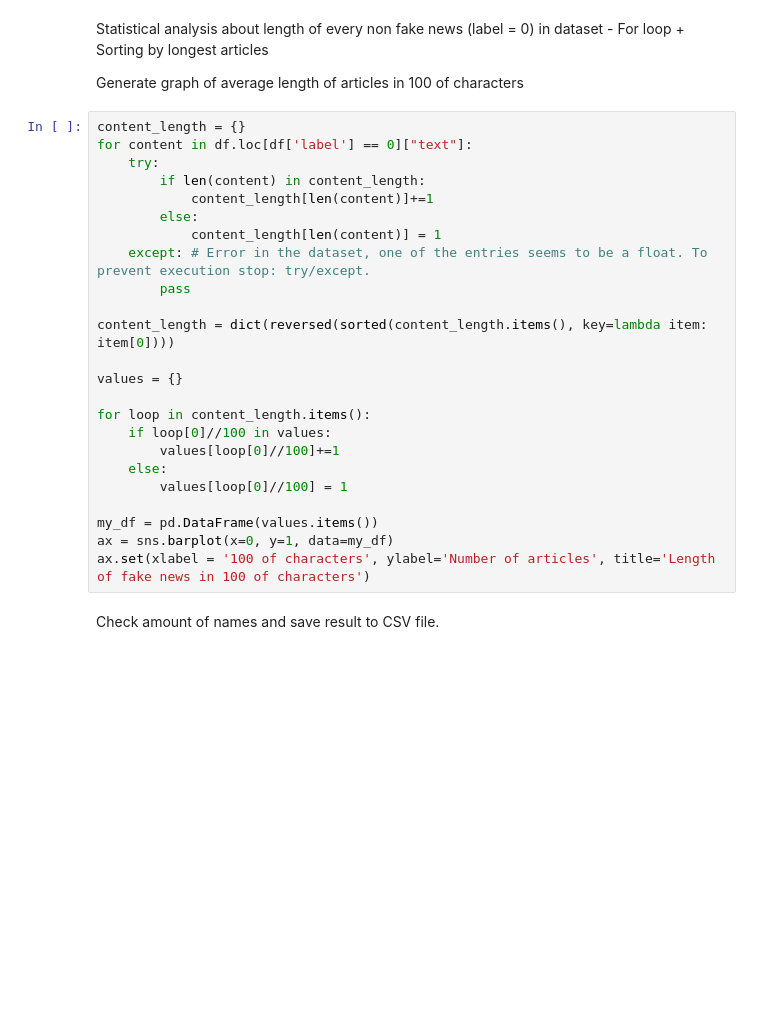
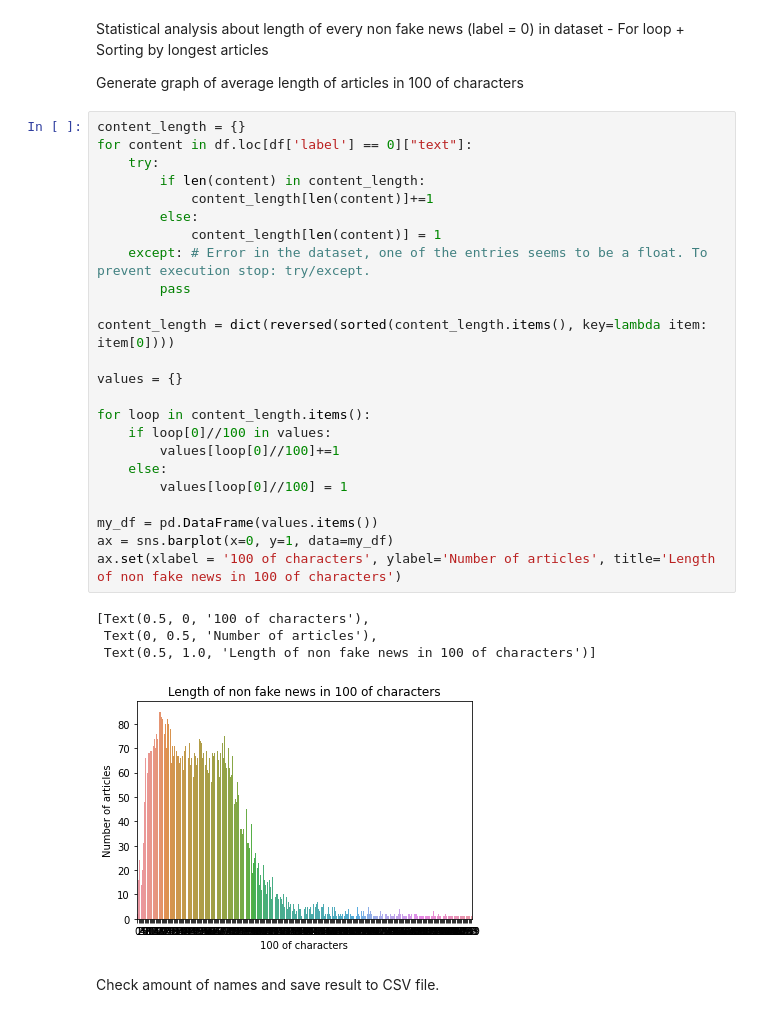
Before and after one commit to GeoffreyKarnbach/Fake-News-Detector-AI, a Jupyter notebook: src/analyse.ipynb, the cells around one changed output. Saved outputs shown, nothing was run; the diff lists cells and outputs as text; blank space fills up the shorter version.

```diff
--- a/src/analyse.ipynb
+++ b/src/analyse.ipynb
@@ -82,27 +107,32 @@ Generate graph of average length of articles in 100 of characters
 # %%
 content_length = {}
 for content in df.loc[df['label'] == 0]["text"]:
     try:
         if len(content) in content_length:
             content_length[len(content)]+=1
         else:
             content_length[len(content)] = 1
     except: # Error in the dataset, one of the entries seems to be a float. To prevent execution stop: try/except.
         pass
 
 content_length = dict(reversed(sorted(content_length.items(), key=lambda item: item[0])))
 
 values = {}
 
 for loop in content_length.items():
     if loop[0]//100 in values:
         values[loop[0]//100]+=1
     else:
         values[loop[0]//100] = 1
 
 my_df = pd.DataFrame(values.items())
 ax = sns.barplot(x=0, y=1, data=my_df)
-ax.set(xlabel = '100 of characters', ylabel='Number of articles', title='Length of fake news in 100 of characters')
+ax.set(xlabel = '100 of characters', ylabel='Number of articles', title='Length of non fake news in 100 of characters')
+# %% [output]
+[Text(0.5, 0, '100 of characters'),
+ Text(0, 0.5, 'Number of articles'),
+ Text(0.5, 1.0, 'Length of non fake news in 100 of characters')]
+[figure, added]
 # %% [markdown]
 Check amount of names and save result to CSV file.
 # %%
```
Also changed, not shown: parts of 3 cells of this notebook.
